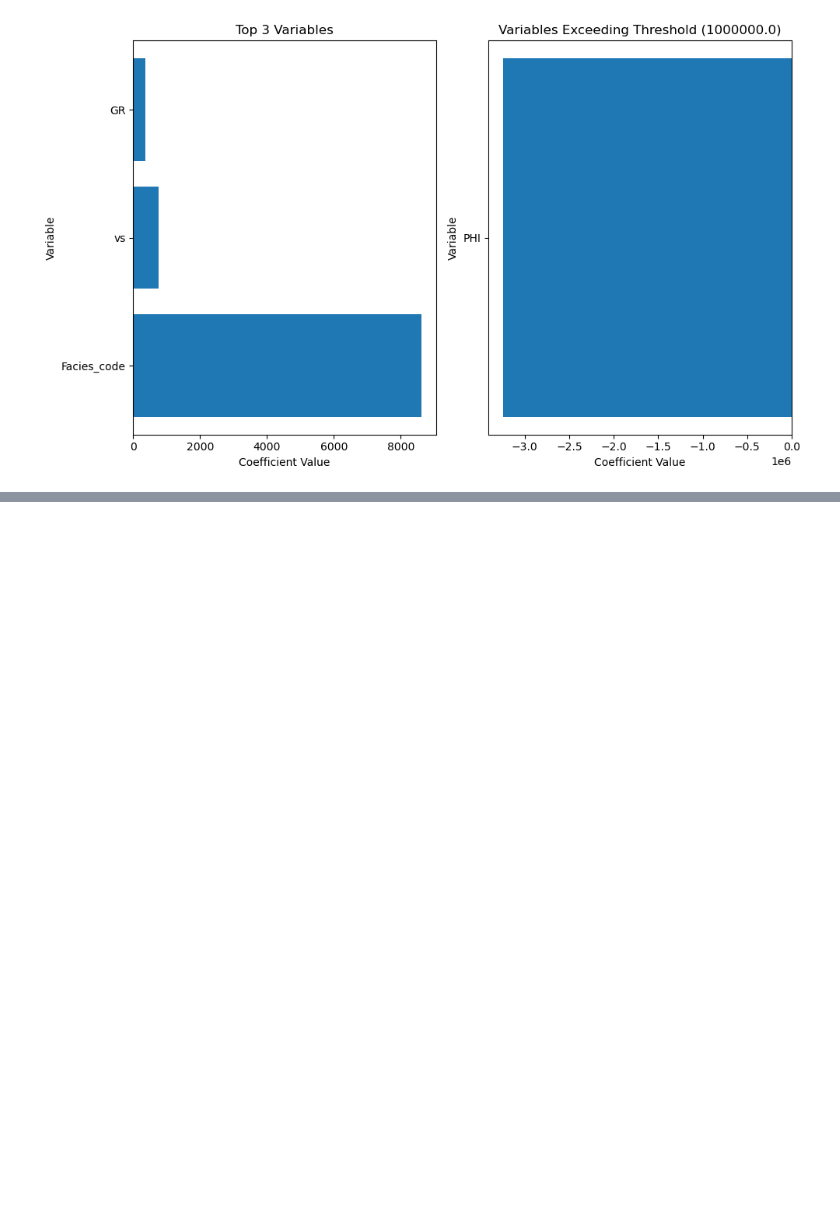
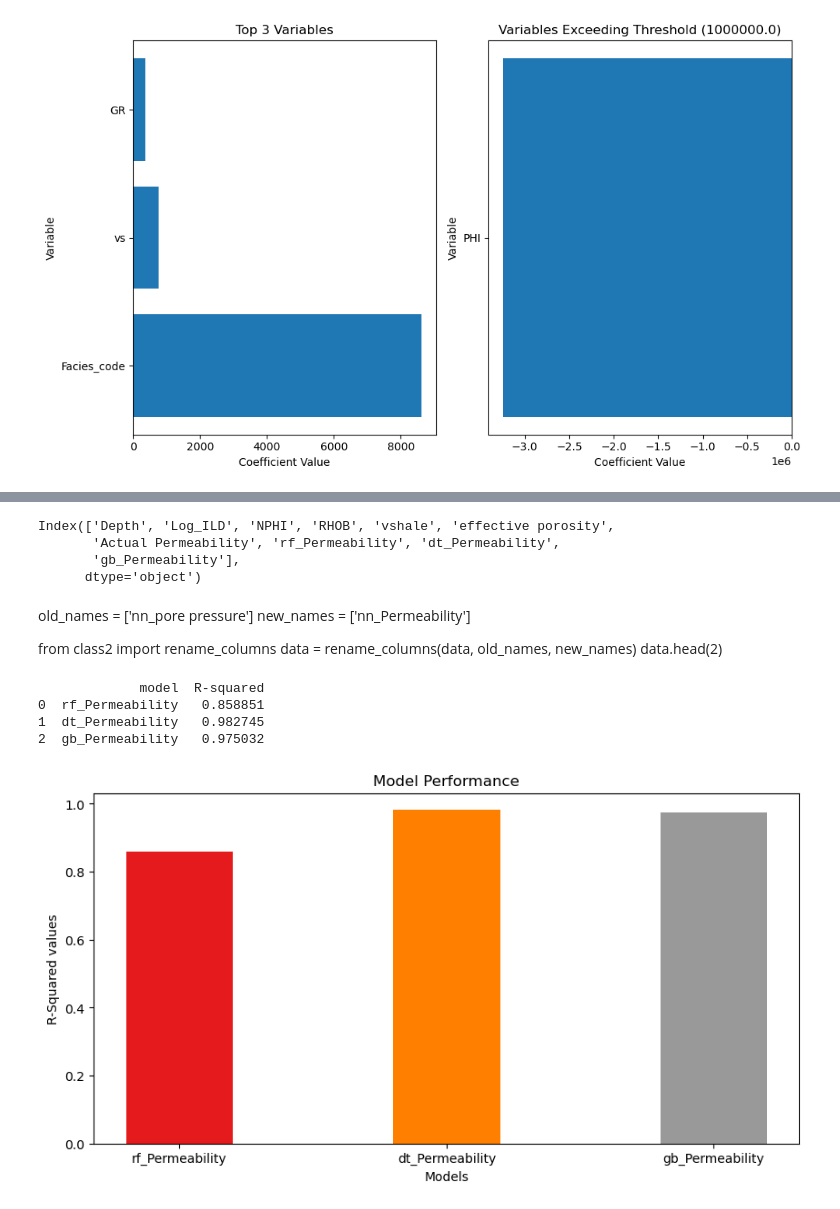
Before and after one commit to Egbetimmy/MSc-Project, a Jupyter notebook: Untitled.ipynb, the cells around one changed output, grey strips where cells are left out. Saved outputs shown, nothing was run; the diff lists cells and outputs as text; code cells hidden in the pictures; blank space fills up the shorter version.

```diff
--- a/Untitled.ipynb
+++ b/Untitled.ipynb
@@ -458,3 +488,6 @@ plt.tight_layout()
 plt.show()
 # %% [output]
 [figure]
+# %%
+data = pd.read_csv('images/results_test.csv')
+data2 = pd.read_csv('images/results.csv')
@@ -460,0 +548,63 @@ plt.show()
+# %%
+data.columns
+# %% [output]
+Index(['Depth', 'Log_ILD', 'NPHI', 'RHOB', 'vshale', 'effective porosity',
+       'Actual Permeability', 'rf_Permeability', 'dt_Permeability',
+       'gb_Permeability'],
+      dtype='object')
+# %% [markdown]
+old_names = ['nn_pore pressure']
+new_names = ['nn_Permeability']
+
+from class2 import rename_columns
+data = rename_columns(data, old_names, new_names)
+data.head(2)
+# %%
+# Usage example
+actual_values = data['Actual Permeability']
+models = data[['rf_Permeability', 'dt_Permeability', 'gb_Permeability']]
+
+r2_values = []
+model_type = []
+
+# iterate over each model column and calculate the R-squared value
+for model in models:
+    predicted_values = data[model]
+    r2 = calculate_r2(actual_values, predicted_values)
+    r2_values.append(r2)
+    model_type.append(model)
+
+# create a new DataFrame with model names and corresponding R-squared values
+df_r3 = pd.DataFrame({'model': model_type, 'R-squared': r2_values})
+print(df_r3)
+# %% [output]
+             model  R-squared
+0  rf_Permeability   0.858851
+1  dt_Permeability   0.982745
+2  gb_Permeability   0.975032
+# %%
+import matplotlib.pyplot as plt
+import numpy as np
+
+# Define the models and their corresponding R-squared values
+models = df_r3['model']
+r_squared = df_r3['R-squared']
+
+# Define a color map for the bars
+colors = plt.cm.Set1(np.linspace(0, 1, len(models)))
+
+# Create the bar plot
+fig = plt.figure(figsize=(10, 5))
+plt.bar(models, r_squared, color=colors, width=0.4)
+
+plt.xlabel("Models")
+plt.ylabel("R-Squared values")
+plt.title("Model Performance")
+
+# Save the plot
+plt.savefig("test_model_performance_pe.png")
+
+# Display the plot
+plt.show()
+# %% [output]
+[figure, added]
```
Also changed, not shown: parts of 14 cells of this notebook.
